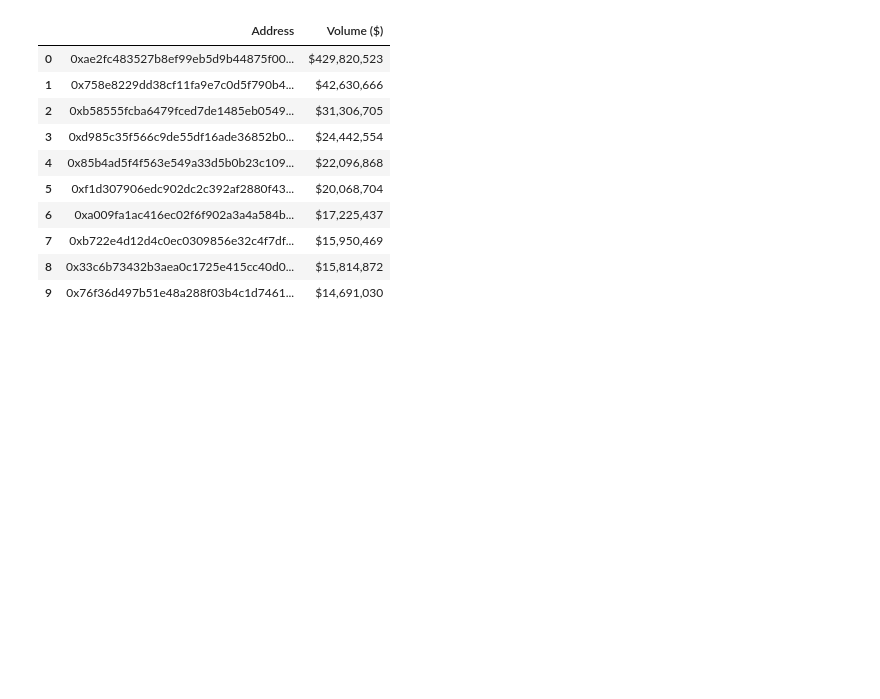
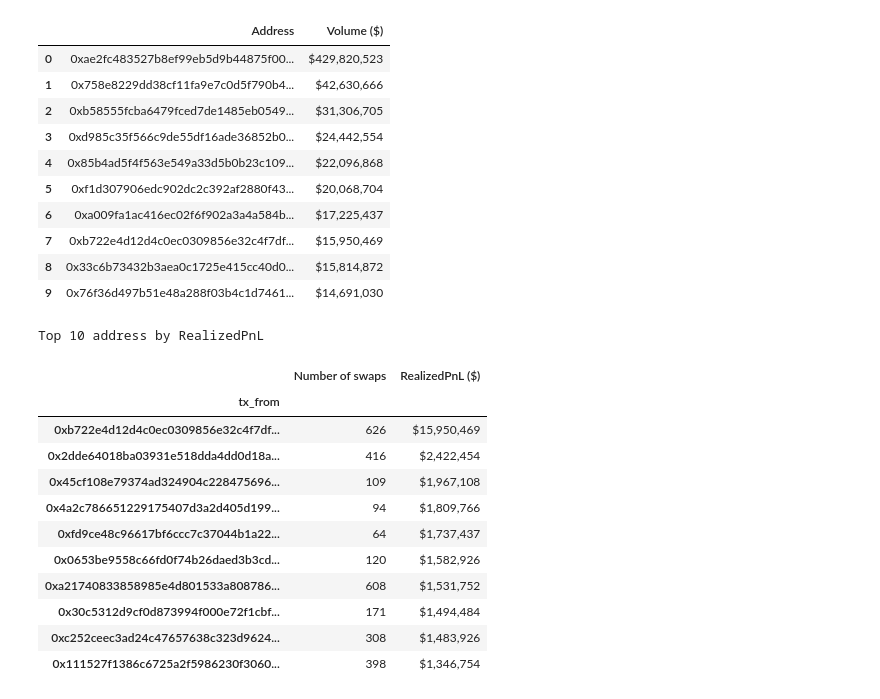
Before and after one commit to bazhkha/pepe-coin-analytics, a Jupyter notebook: index.ipynb, the cells around one changed output. Cells and saved outputs as stored; diff of their text form; code cells hidden in the pictures; blank space fills up the shorter version.

```diff
--- a/index.ipynb
+++ b/index.ipynb
@@ -389,3 +389,39 @@ Top 10 address with highest trading volume:
 | 7 | 0xb722e4d12d4c0ec0309856e32c4f7df... | $15,950,469 |
 | 8 | 0x33c6b73432b3aea0c1725e415cc40d0... | $15,814,872 |
 | 9 | 0x76f36d497b51e48a288f03b4c1d7461... | $14,691,030 |
+# %%
+pd.set_option('mode.chained_assignment', None)
+
+# RealizedPnl of Address (Not include transactions on centralized exchanges or transfers to other wallets)
+df_address_profit = df[df['project'].notna()]
+
+df_address_profit['realized_pnl'] = df_address_profit.apply(
+  lambda x: -x['amount_usd']
+    if x['token_bought_symbol'] == 'PEPE'
+    else x['amount_usd']
+  , axis=1
+)
+
+print('Top 10 address by RealizedPnL')
+pd.pivot_table(
+  df_address_profit,
+  index=['tx_from'],
+  aggfunc={'realized_pnl': np.sum, 'hash': len}
+).rename(columns={'tx_from': 'Address', 'realized_pnl': 'RealizedPnL ($)', 'hash': 'Number of swaps'}) \
+  .sort_values(['RealizedPnL ($)'], ascending=False) \
+  .head(10) \
+  .style.format({'RealizedPnL ($)': '${:,.0f}'})
+# %% [output]
+Top 10 address by RealizedPnL
+|  | Number of swaps | RealizedPnL ($) |
+| tx_from |  |  |
+| 0xb722e4d12d4c0ec0309856e32c4f7df... | 626 | $15,950,469 |
+| 0x2dde64018ba03931e518dda4dd0d18a... | 416 | $2,422,454 |
+| 0x45cf108e79374ad324904c228475696... | 109 | $1,967,108 |
+| 0x4a2c786651229175407d3a2d405d199... | 94 | $1,809,766 |
+| 0xfd9ce48c96617bf6ccc7c37044b1a22... | 64 | $1,737,437 |
+| 0x0653be9558c66fd0f74b26daed3b3cd... | 120 | $1,582,926 |
+| 0xa21740833858985e4d801533a808786... | 608 | $1,531,752 |
+| 0x30c5312d9cf0d873994f000e72f1cbf... | 171 | $1,494,484 |
+| 0xc252ceec3ad24c47657638c323d9624... | 308 | $1,483,926 |
+| 0x111527f1386c6725a2f5986230f3060... | 398 | $1,346,754 |
```
Also changed, not shown: parts of 4 cells of this notebook.
